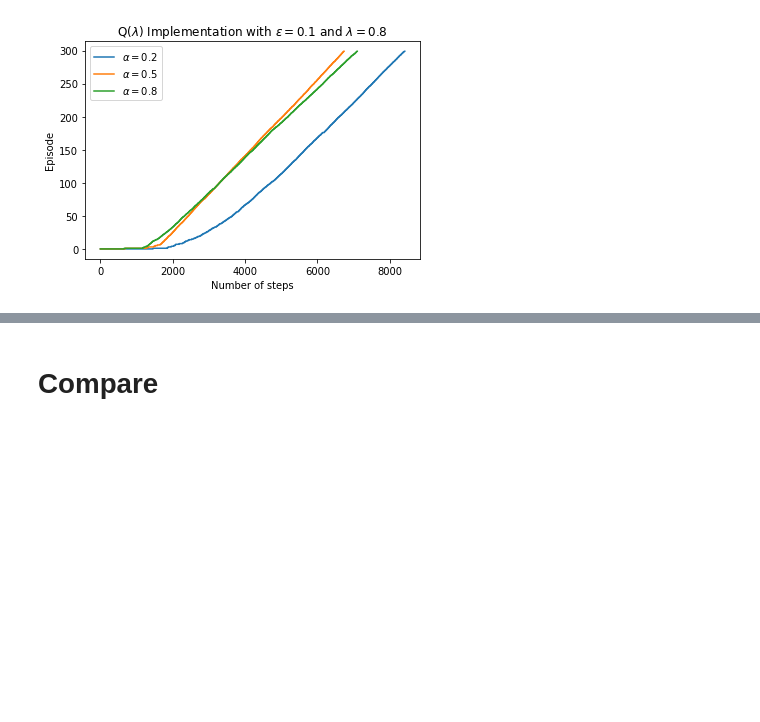
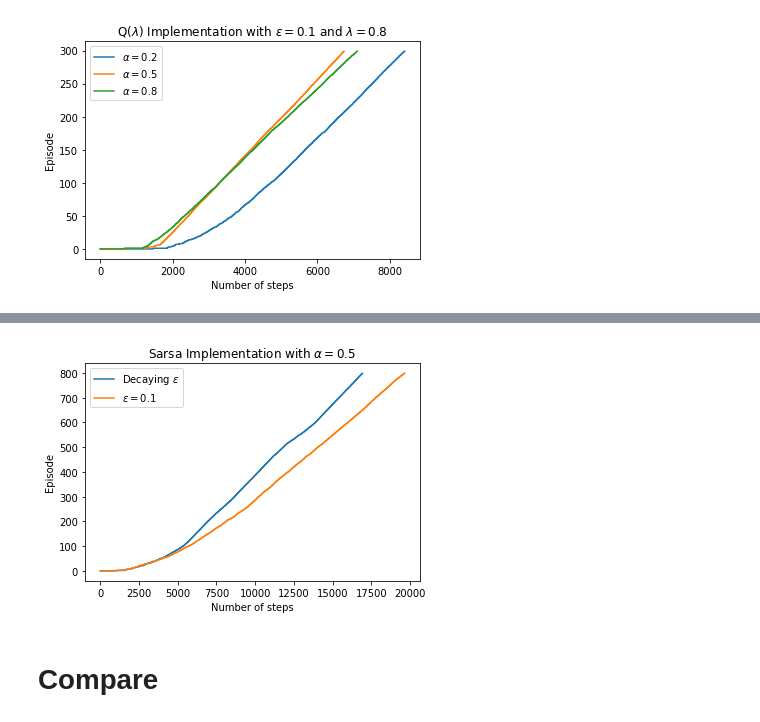
Before and after one commit to MatthewFilipovich/rl-gridworld, a Jupyter notebook: Plots.ipynb, the cells around one changed output, grey strips where cells are left out. Drawn from its saved outputs; the diff is of its cells as text; code cells hidden in the pictures; blank space fills up the shorter version.

```diff
--- a/Plots.ipynb
+++ b/Plots.ipynb
@@ -196,2 +203,22 @@ plot_ep_step(eps[0], '$\lambda=0.1$',eps[1], '$\lambda=0.5$',eps[2], '$\lambda=0
+# %%
+#Decaying epsilon
+env = GridWorld(stochastic_wind=False, print_board=False)
+algorithm = ALG_NAMES[0]
+num_episodes = 800
+alpha = 0.5
+epsilon = 0.1
+gamma = 1
+lam = 0.5
+# %%
+alpha = 0.5
+eps = []
+rl = Sarsa(env=env, alpha=alpha, epsilon=epsilon, gamma=gamma, table_init='zeros')
+eps.append(rl.train(num_episodes, epsilon = 0.1))
+rl = Sarsa(env=env, alpha=alpha, epsilon=epsilon, gamma=gamma, table_init='zeros')
+eps.append(rl.train(num_episodes))
+# %%
+plot_ep_step(eps[0], 'Decaying $\epsilon$',eps[1], '$\epsilon=0.1$', title='Sarsa Implementation with $\\alpha = 0.5$')
+# %% [output]
+[figure, added]
 # %% [markdown]
 # Compare
```
Also changed, not shown: parts of 9 cells of this notebook, 4 other files.
